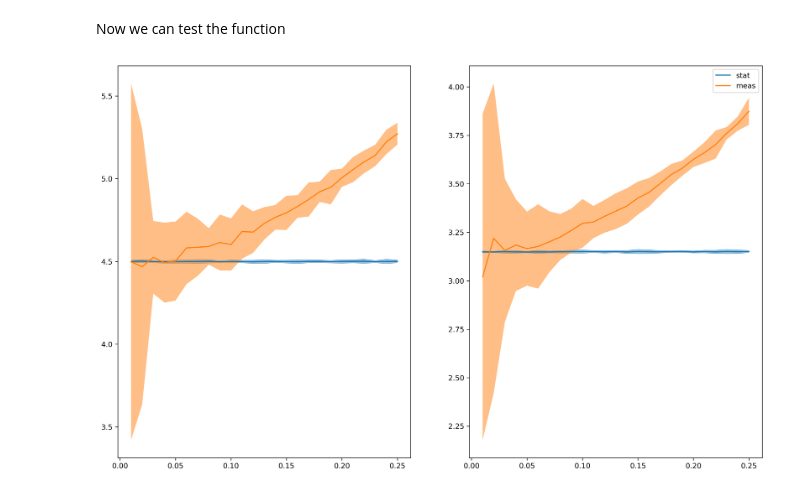
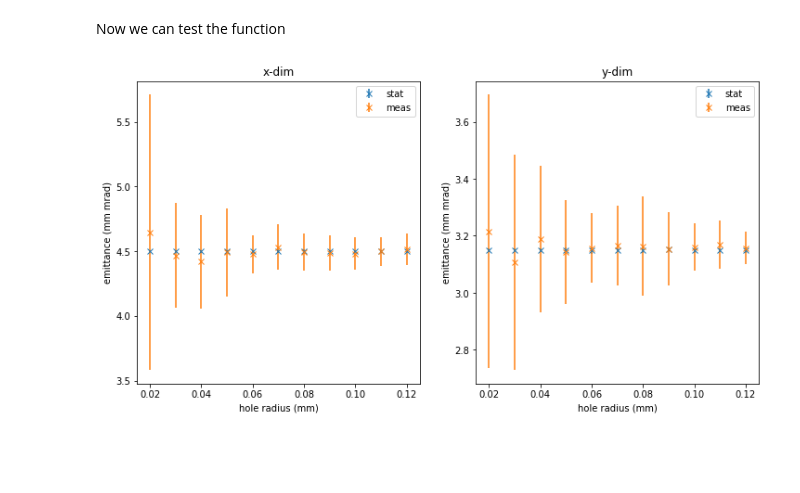
Before and after one commit to HPLegion/PepperpotSim, a Jupyter notebook: hole_size_investigation.ipynb, the cells around one changed output. Saved outputs shown, nothing was run; the diff lists cells and outputs as text; code cells hidden in the pictures; blank space fills up the shorter version.

```diff
--- a/hole_size_investigation.ipynb
+++ b/hole_size_investigation.ipynb
@@ -17,18 +19,18 @@ We start with an example to demonstrate the model and tha phase space reconstruc
 # %%
 ### Parameters for the demonstration
 n = 1250000 #num particles before mask
-sigx = 4.0 # beamsize at mask in mm
-sigxp = 1.3 # divergence of beam in mrad
+sigx = 5.0 # beamsize at mask in mm
+sigxp = .9 # divergence of beam in mrad
 emitx = 4.5 # emittance in mm mrad
 
-### Create a pepperpot with standard parameters d=2, r=0.1, l=190, n=51
-pot = pepper.Pepperpot()
+### Create a pepperpot with standard parameters d=2, r=0.045, l=190, n=51
+pot = pepper.Pepperpot(r=0.12)
 # generate a slightly elliptical beam
 beam = pepper.generate_gaussian_beam_2D(n, sigx, sigxp, emitx, .8*sigx, sigxp, 0.7*emitx)
 # focus y instead of defocusing
 beam["yp"] = -beam["yp"]
 # simulate the measurement
-meas = pot.measure(beam)
+meas = pot.measure(beam, input_emit=True) # Also compute the emittance of the whole input beam (heavy workload)
 # and generate a nice visualtisation
 pot.visualise_measurement(meas)
 # %% [output]
@@ -90,16 +105,19 @@ Now we can test the function
 # %%
 ### This beamgenerator will return the same kind of beam as in the example shown above
 n = 1250000 #num particles before mask
-sigx = 4.0 # beamsize at mask in mm
-sigxp = 1.3 # divergence of beam in mrad
+sigx = 5.0 # beamsize at mask in mm
+sigxp = .9 # divergence of beam in mrad
 emitx = 4.5 # emittance in mm mrad
 beamgenerator = lambda: pepper.generate_gaussian_beam_2D(n, sigx, sigxp, emitx, .8*sigx, sigxp, 0.7*emitx)
 
 ### Scan parameters
-smallest = 0.01 #mm
-largest = 0.25 #mm
-steps = 25
+smallest = 0.02 #mm
+largest = 0.12 #mm
+steps = 11
 samples = 10
-hole_size_scan(smallest, largest, steps, samples, beamgenerator)
+### Last but not least call the method (this can take a moment because of the large number of simulations and particles)
+res = hole_size_scan(smallest, largest, steps, samples, beamgenerator)
+plot_hole_size_scan(res)
+plt.show()
 # %% [output]
-[figure, old version]
+[figure, new version]
```
Also changed, not shown: parts of 6 cells of this notebook, 1 other file.
